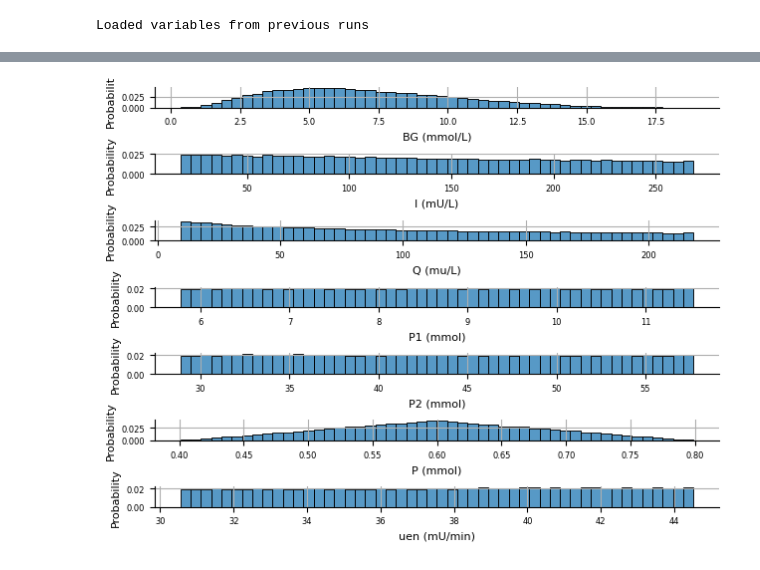
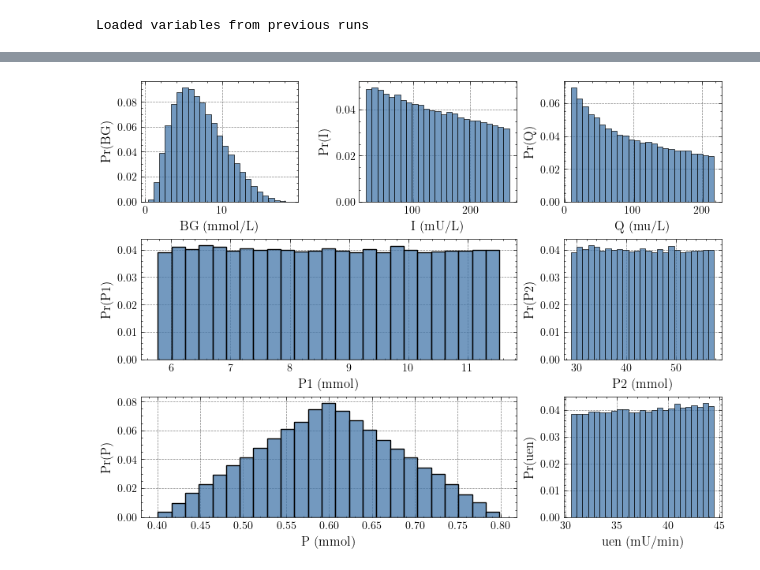
Before and after one commit to mlmulv/Thesis-Code, a Jupyter notebook: notebooks/00_Patient_Cohort.ipynb, the cells around one changed output, grey strips where cells are left out. Drawn from its saved outputs; the diff is of its cells as text; code cells hidden in the pictures.

```diff
--- a/notebooks/00_Patient_Cohort.ipynb
+++ b/notebooks/00_Patient_Cohort.ipynb
@@ -13,21 +6,3 @@ import utils
-# %%
-FIG_WIDTH = 7.5  # width of figure in inches
-
-TINY_SIZE = 6
-SMALL_SIZE = 8
-MEDIUM_SIZE = 10
-BIGGER_SIZE = 12
-
-plt.rc('font', size=SMALL_SIZE)  # controls default text sizes
-plt.rc('axes', titlesize=TINY_SIZE, titleweight='bold')  # fontsize of the axes title
-plt.rc('axes', labelsize=SMALL_SIZE)  # fontsize of the x and y labels
-plt.rc('xtick', labelsize=TINY_SIZE)  # fontsize of the tick labels
-plt.rc('ytick', labelsize=TINY_SIZE)  # fontsize of the tick labels
-plt.rc('legend', fontsize=TINY_SIZE)  # legend fontsize
-plt.rc('figure', titlesize=BIGGER_SIZE)  # fontsize of the figure title
-
-rcParams['axes.spines.top'] = False
-rcParams['axes.spines.right'] = False
 # %%
 try:
     x0 = np.load("../scripts/variables/x0_00.npy")
@@ -56,13 +43,23 @@ fig.tight_layout()
 # %%
-fig, ax = plt.subplots(x0.shape[0], 1)
-for i in range(x0.shape[0]):
-    sns.histplot(data=x0[i, :], bins=50, stat="probability", ax=ax[i])
-    ax[i].set_xlabel(states[i])
-    ax[i].grid()
-fig.tight_layout()
-# fig.savefig("3_2.svg", format="svg")
+fig = plt.figure(constrained_layout=True, figsize=(8,6))
+gs = fig.add_gridspec(nrows=3, ncols=3, height_ratios=[1,1,1])
+
+ax1 = fig.add_subplot(gs[0, 0])
+ax2 = fig.add_subplot(gs[0, 1])
+ax3 = fig.add_subplot(gs[0, 2])
+ax4 = fig.add_subplot(gs[1, 0:2])
+ax5 = fig.add_subplot(gs[1, 2])
+ax6 = fig.add_subplot(gs[2, 0:2])
+ax7 = fig.add_subplot(gs[2, 2])
+
+for i, ax in enumerate([ax1, ax2, ax3, ax4, ax5, ax6, ax7], start=0):
+    sns.histplot(data=x0[i, :], bins=25, stat="probability", ax=ax)
+    ax.set_xlabel(states[i])
+    ax.set_ylabel(f"Pr({states_short[i]})")
+plt.show()
+fig.savefig("figures/5_2.pdf", format="pdf")
 # %% [output]
-[figure, old version]
+[figure, new version]
 # %%
 print("Mean initial states: ", np.mean(x0, axis=1))
 print("Initial Covariance: \n", np.diag(np.cov(x0, rowvar=True, bias=False)))
```
Also changed, not shown: parts of 5 cells of this notebook, 9 other files.
